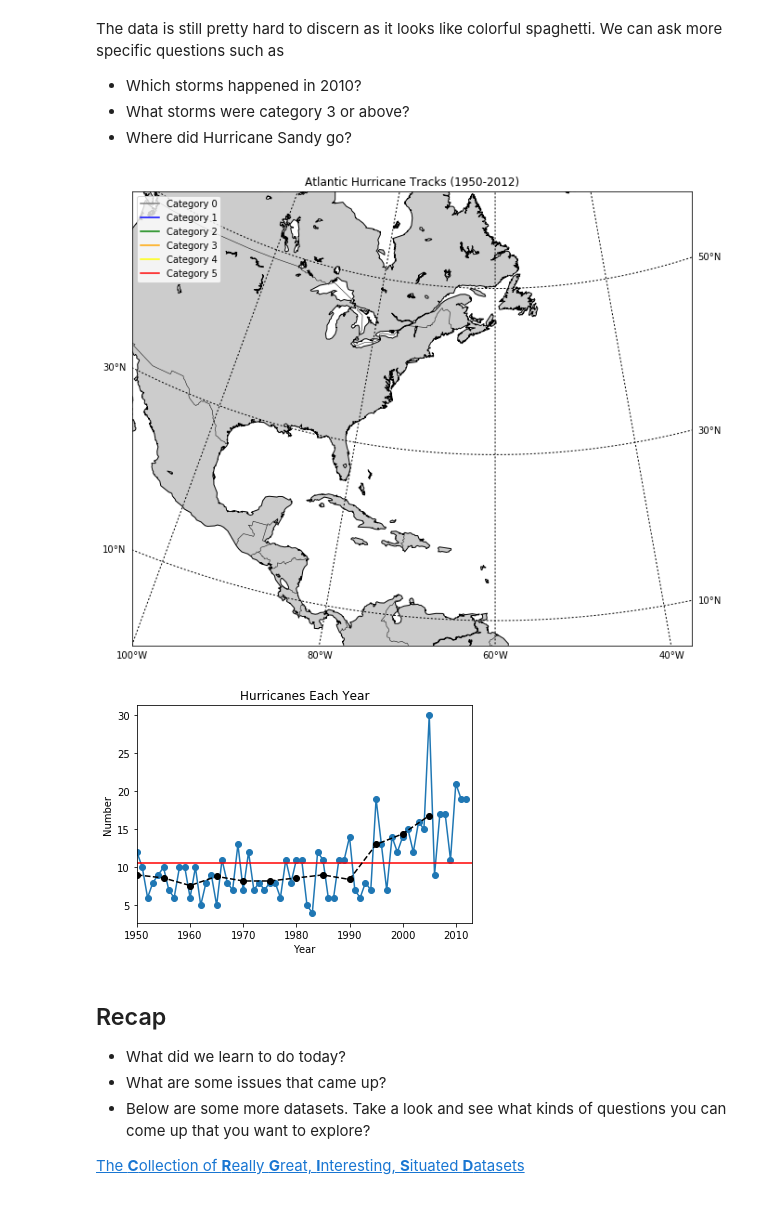
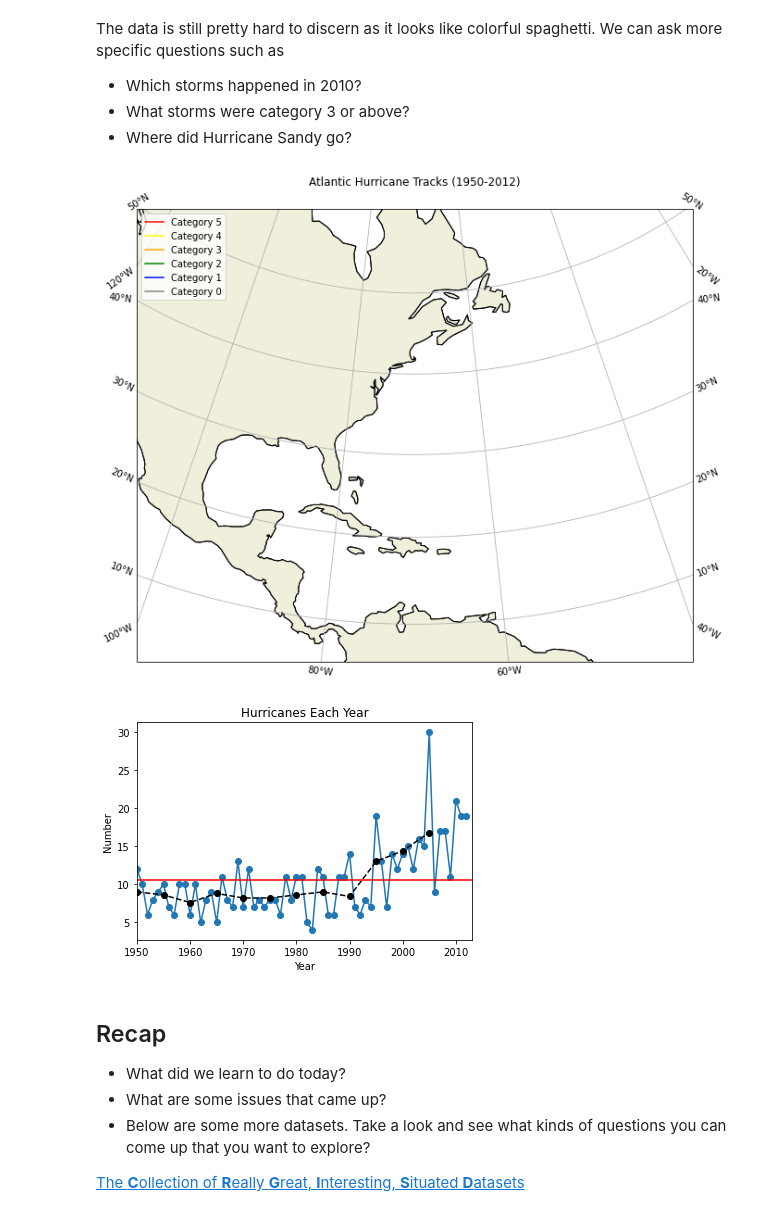
Before and after one commit to applied-math/demos, a Jupyter notebook: analyzing_hurricanes.ipynb, the cells around one changed output. Cells and saved outputs as stored; diff of their text form; code cells hidden in the pictures.

```diff
--- a/analyzing_hurricanes.ipynb
+++ b/analyzing_hurricanes.ipynb
@@ -119,23 +125,3 @@ for name in hurricanes.keys():
 
 
 #### Now let's plot the data onto the map.
-# %%
-# Plot the data
-category_color = {5:'red', 4:'yellow', 3:'orange', 2:'green', 1:'blue', 0:'gray'}
-fig = plt.figure(figsize=(15,9))
-axes = fig.add_subplot(1, 1, 1)
-mapping = Basemap(llcrnrlon=-100.0, llcrnrlat=0.0, urcrnrlon=-20.0, urcrnrlat=57.0,
-                  projection='lcc', lat_1=20.0, lat_2=40.0, lon_0=-60.0,
-                  resolution ='l', area_thresh=1000.0)
-
-for (name, data) in hurricanes.iteritems():
-    longitude, latitude = mapping(data['longitude'], data['latitude'])
-    mapping.plot(longitude, latitude, linewidth=1.5, color='r')
-
-mapping.drawcoastlines()
-mapping.drawcountries()
-mapping.fillcontinents()
-mapping.drawparallels(numpy.arange(10,70,20), labels=[1,1,0,0])
-mapping.drawmeridians(numpy.arange(-100,0,20), labels=[0,0,0,1])
-axes.set_title('Atlantic Hurricane Tracks (1950-2012)')
-plt.show()
@@ -175,33 +190,35 @@ The data is still pretty hard to discern as it looks like colorful spaghetti.  W
  - Where did Hurricane Sandy go?
 # %%
 # Plot the data
-category_color = {5:'red', 4:'yellow', 3:'orange', 2:'green', 1:'blue', 0:'gray'}
-fig = plt.figure(figsize=(15,9))
-axes = fig.add_subplot(1, 1, 1)
-mapping = Basemap(llcrnrlon=-100.0, llcrnrlat=0.0, urcrnrlon=-20.0, urcrnrlat=57.0,
-                  projection='lcc', lat_1=20.0, lat_2=40.0, lon_0=-60.0,
-                  resolution ='l', area_thresh=1000.0)
 
-for (name, data) in hurricanes.iteritems():
+plt.figure(figsize=(15,9))
+central_lat = 30
+central_lon = -70
+ax = plt.axes(projection=ccrs.LambertConformal(central_lon, central_lat))
+ax.set_extent([-100, -40, 5, 57])
+ax.coastlines()
+ax.add_feature(cfeature.LAND, edgecolor='black')
+
+gl=ax.gridlines(draw_labels = True, x_inline=False, y_inline=False)
+gl.top_labels = False
+ax.set_title('Atlantic Hurricane Tracks (1950-2012)')
+
+for (name, data) in iter(hurricanes.items()):
     if data['year'][0] == 2011 and numpy.any(numpy.array(data['category']) >= 3):
         if name == "KATRINA":
             longitude, latitude = mapping(data['longitude'], data['latitude'])
             for i in xrange(len(longitude) - 1):
                 color = category_color[data['category'][i]]
                 mapping.plot(longitude[i:i+2], latitude[i:i+2], linewidth=1.5, color=color)
 
-mapping.drawcoastlines()
-mapping.drawcountries()
-mapping.fillcontinents()
-mapping.drawparallels(numpy.arange(10,70,20), labels=[1,1,0,0])
-mapping.drawmeridians(numpy.arange(-100,0,20), labels=[0,0,0,1])
-axes.set_title('Atlantic Hurricane Tracks (1950-2012)')
-for (category, color) in category_color.iteritems():
-    axes.plot([0], [0], color=color, label="Category %s" % category)
-axes.legend(loc=2)
+
+for (category, color) in iter(category_color.items()):
+    ax.plot([0], [0], color=color, label="Category %s" % category)
+ax.legend(loc=2)
+
 plt.show()
 # %% [output]
-[figure, old version]
+[figure, new version]
 # %%
 fig = plt.figure()
 axes = fig.add_subplot(1, 1, 1)
@@ -211,8 +228,8 @@ axes.plot((1950, 2013), (num_hurricanes.mean(), num_hurricanes.mean()), 'r')
 
 # Compute rolling average
 num_hurricanes_mean = numpy.zeros(12)
-for i in xrange(0,60,5):
-    num_hurricanes_mean[i/5] = num_hurricanes[i:i+5].mean()
+for i in range(0, 60, 5):
+    num_hurricanes_mean[i//5] = num_hurricanes[i:i+5].mean()
 
 
 axes.plot(range(1950, 2010, 5), num_hurricanes_mean, 'ko--')
@@ -220,9 +237,10 @@ axes.set_xlim((1950, 2013))
 axes.set_title("Hurricanes Each Year")
 axes.set_xlabel("Year")
 axes.set_ylabel("Number")
+
 plt.show()
 # %% [output]
-[figure, old version]
+[figure, new version]
 # %% [markdown]
 ## Recap
 
```
Also changed, not shown: parts of 7 cells of this notebook.
